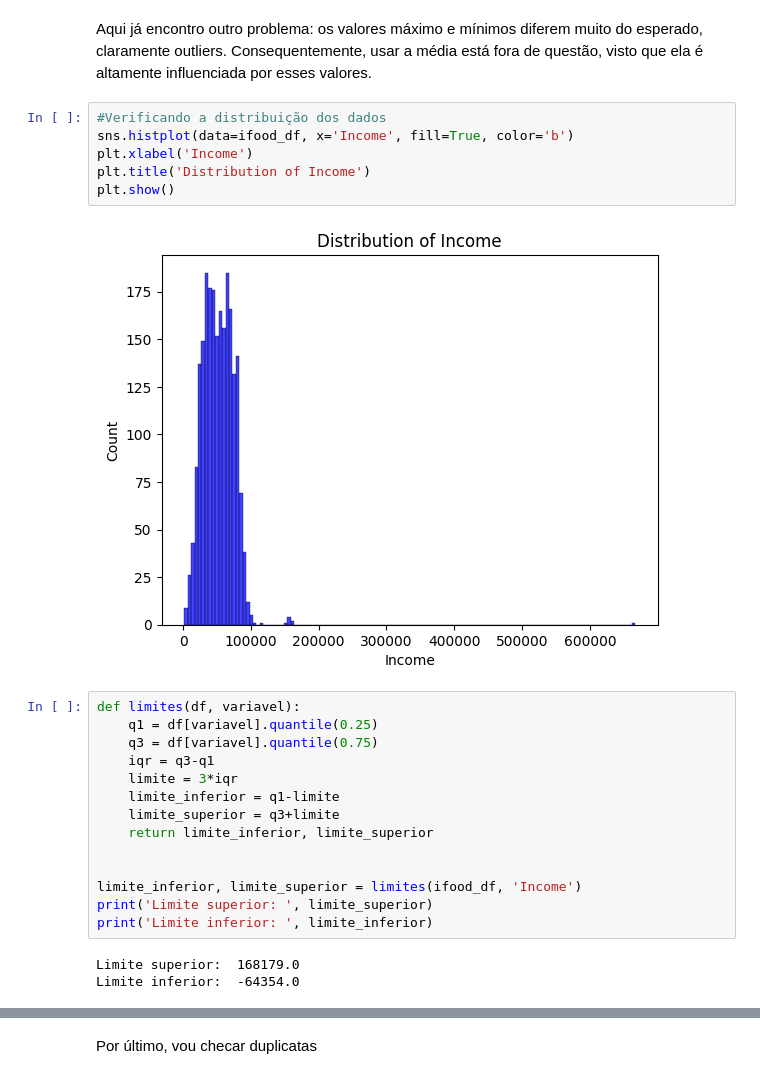
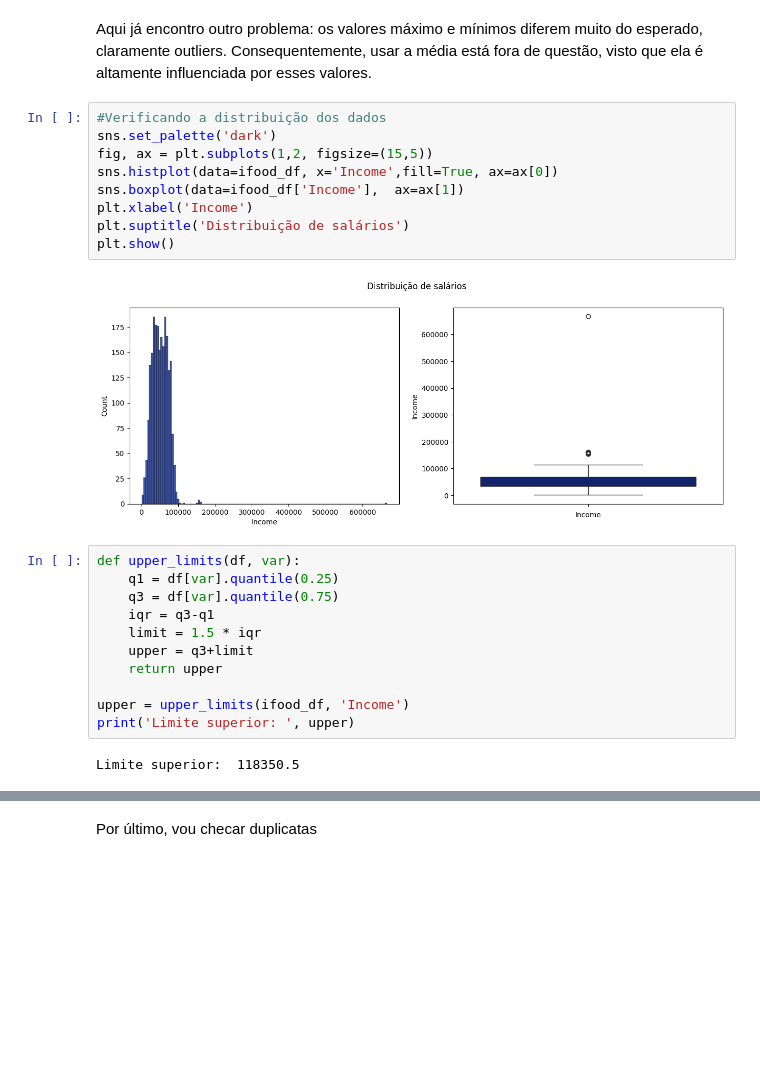
Before and after one commit to victoriaprestes/ifood-data-analyst-case, a Jupyter notebook: iFood_Data_Analyst_Case_An_Exploratory_Analysis.ipynb, the cells around one changed output, grey strips where cells are left out. Cells and saved outputs as stored; diff of their text form; blank space fills up the shorter version.

```diff
--- a/iFood_Data_Analyst_Case_An_Exploratory_Analysis.ipynb
+++ b/iFood_Data_Analyst_Case_An_Exploratory_Analysis.ipynb
@@ -61,26 +62,25 @@ Aqui já encontro outro problema: os valores máximo e mínimos diferem muito do
 Consequentemente, usar a média está fora de questão, visto que ela é altamente influenciada por esses valores.
 # %%
 #Verificando a distribuição dos dados
-sns.histplot(data=ifood_df, x='Income', fill=True, color='b')
+sns.set_palette('dark')
+fig, ax = plt.subplots(1,2, figsize=(15,5))
+sns.histplot(data=ifood_df, x='Income',fill=True, ax=ax[0])
+sns.boxplot(data=ifood_df['Income'],  ax=ax[1])
 plt.xlabel('Income')
-plt.title('Distribution of Income')
+plt.suptitle('Distribuição de salários')
 plt.show()
 # %% [output]
-[figure, old version]
+[figure, new version]
 # %%
-def limites(df, variavel):
-    q1 = df[variavel].quantile(0.25)
-    q3 = df[variavel].quantile(0.75)
+def upper_limits(df, var):
+    q1 = df[var].quantile(0.25)
+    q3 = df[var].quantile(0.75)
     iqr = q3-q1
-    limite = 3*iqr
-    limite_inferior = q1-limite
-    limite_superior = q3+limite
-    return limite_inferior, limite_superior
+    limit = 1.5 * iqr
+    upper = q3+limit
+    return upper
 
-
-limite_inferior, limite_superior = limites(ifood_df, 'Income')
-print('Limite superior: ', limite_superior)
-print('Limite inferior: ', limite_inferior)
+upper = upper_limits(ifood_df, 'Income')
+print('Limite superior: ', upper)
 # %% [output]
-Limite superior:  168179.0
-Limite inferior:  -64354.0
+Limite superior:  118350.5
```
Also changed, not shown: parts of 46 cells of this notebook.
